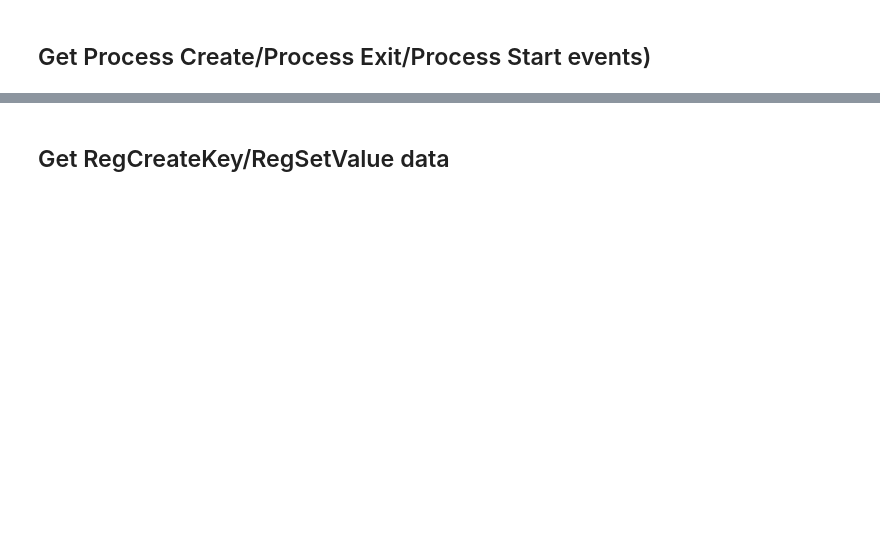
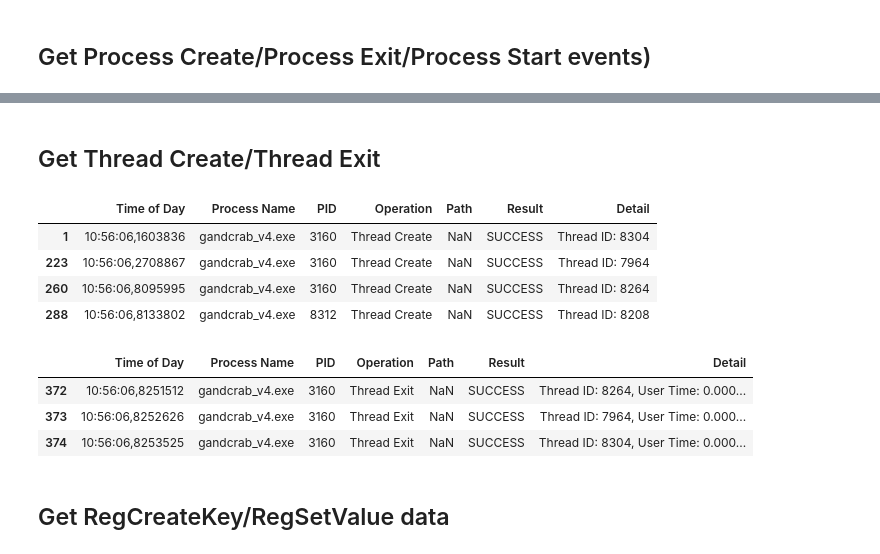
Before and after one commit to W4lkerJ/ForensicAnalysis, a Jupyter notebook: src/notebooks/ProcMonAnalysis.ipynb, the cells around one changed output, grey strips where cells are left out. Saved outputs shown, nothing was run; the diff lists cells and outputs as text; code cells hidden in the pictures; blank space fills up the shorter version.

```diff
--- a/src/notebooks/ProcMonAnalysis.ipynb
+++ b/src/notebooks/ProcMonAnalysis.ipynb
@@ -98,0 +97,12 @@ df_process_exit
+# %% [markdown]
+## Get Thread Create/Thread Exit
+# %%
+df_thread_create = df_procmon.query("Operation == 'Thread Create'")
+# %%
+df_thread_create
+# %% [output]
+|  | Time of Day | Process Name | PID | Operation | Path | Result | Detail |
+| 1 | 10:56:06,1603836 | gandcrab_v4.exe | 3160 | Thread Create | NaN | SUCCESS | Thread ID: 8304 |
+| 223 | 10:56:06,2708867 | gandcrab_v4.exe | 3160 | Thread Create | NaN | SUCCESS | Thread ID: 7964 |
+| 260 | 10:56:06,8095995 | gandcrab_v4.exe | 3160 | Thread Create | NaN | SUCCESS | Thread ID: 8264 |
+| 288 | 10:56:06,8133802 | gandcrab_v4.exe | 8312 | Thread Create | NaN | SUCCESS | Thread ID: 8208 |
@@ -99,3 +111,10 @@ df_process_exit
+# %%
+df_thread_exit
+# %% [output]
+|  | Time of Day | Process Name | PID | Operation | Path | Result | Detail |
+| 372 | 10:56:06,8251512 | gandcrab_v4.exe | 3160 | Thread Exit | NaN | SUCCESS | Thread ID: 8264, User Time: 0.000... |
+| 373 | 10:56:06,8252626 | gandcrab_v4.exe | 3160 | Thread Exit | NaN | SUCCESS | Thread ID: 7964, User Time: 0.000... |
+| 374 | 10:56:06,8253525 | gandcrab_v4.exe | 3160 | Thread Exit | NaN | SUCCESS | Thread ID: 8304, User Time: 0.000... |
 # %% [markdown]
 ## Get RegCreateKey/RegSetValue data
 # %%
```
Also changed, not shown: parts of 18 cells of this notebook, 3 other files.
